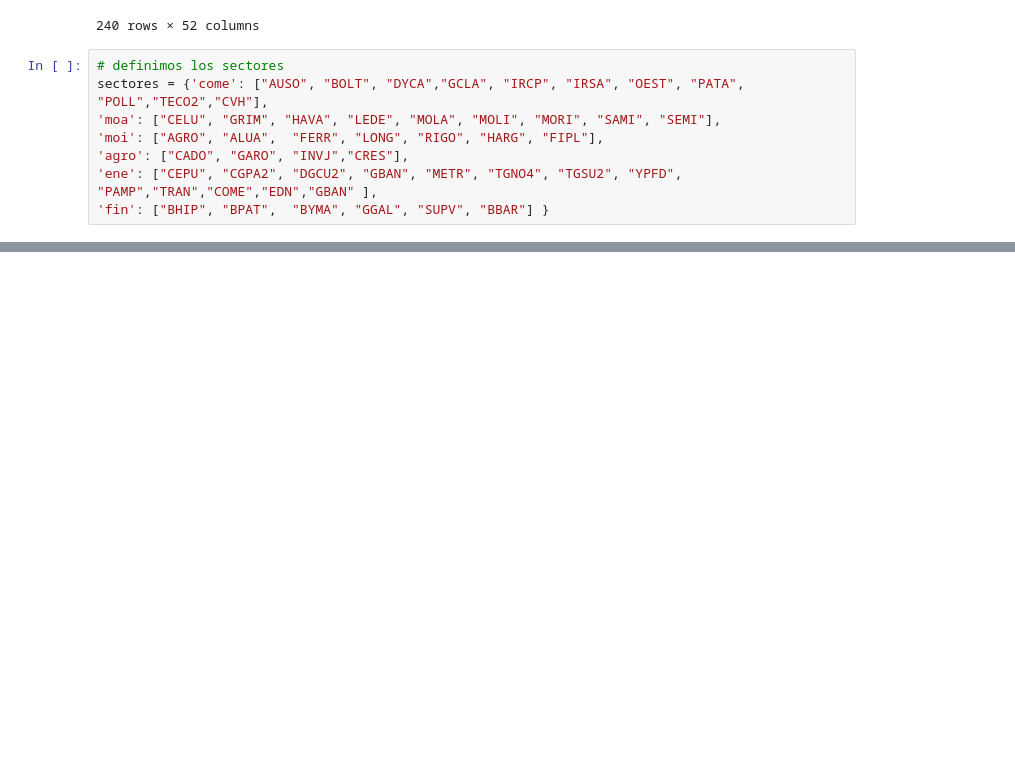
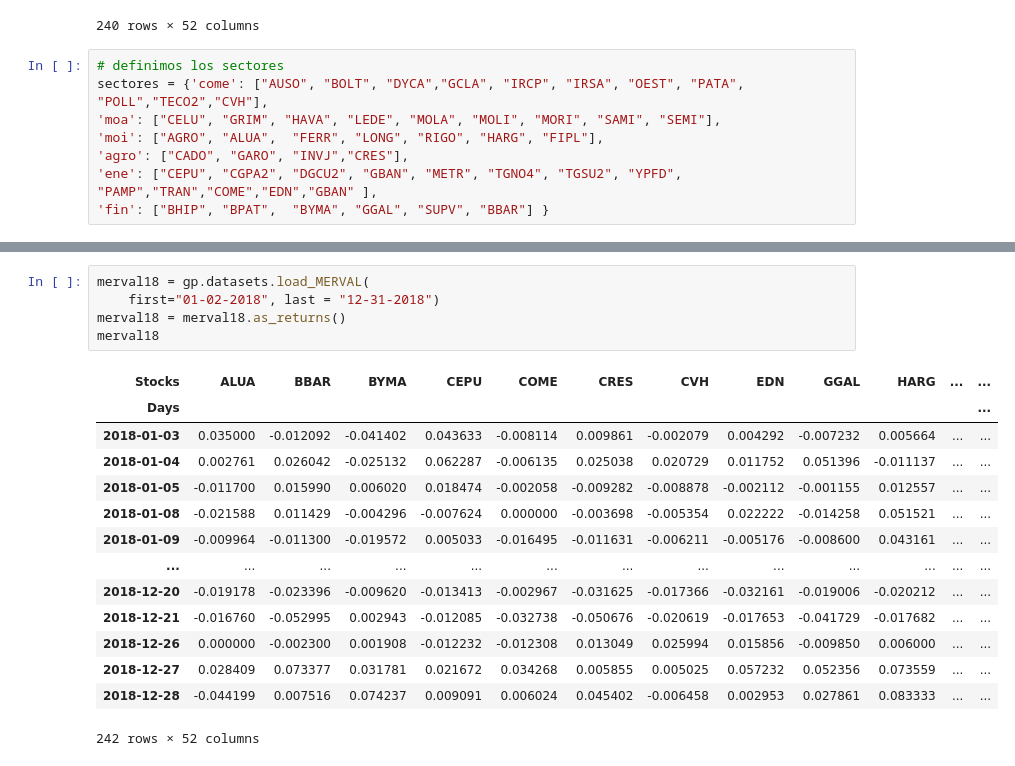
Before and after one commit to nluczywo/simulation, a Jupyter notebook: Bootstrap_paralelo.ipynb, the cells around one changed output, grey strips where cells are left out. Drawn from its saved outputs; the diff is of its cells as text; blank space fills up the shorter version.

```diff
--- a/Bootstrap_paralelo.ipynb
+++ b/Bootstrap_paralelo.ipynb
@@ -51,0 +101,20 @@ come = lsboostrap.levy_stable(
+# %%
+merval18 = gp.datasets.load_MERVAL(
+    first="01-02-2018", last = "12-31-2018")
+merval18 = merval18.as_returns()
+merval18
+# %% [output]
+| Stocks | ALUA | BBAR | BYMA | CEPU | COME | CRES | CVH | EDN | GGAL | HARG | ... | ... |
+| Days |  |  |  |  |  |  |  |  |  |  |  | ... |
+| 2018-01-03 | 0.035000 | -0.012092 | -0.041402 | 0.043633 | -0.008114 | 0.009861 | -0.002079 | 0.004292 | -0.007232 | 0.005664 | ... | ... |
+| 2018-01-04 | 0.002761 | 0.026042 | -0.025132 | 0.062287 | -0.006135 | 0.025038 | 0.020729 | 0.011752 | 0.051396 | -0.011137 | ... | ... |
+| 2018-01-05 | -0.011700 | 0.015990 | 0.006020 | 0.018474 | -0.002058 | -0.009282 | -0.008878 | -0.002112 | -0.001155 | 0.012557 | ... | ... |
+| 2018-01-08 | -0.021588 | 0.011429 | -0.004296 | -0.007624 | 0.000000 | -0.003698 | -0.005354 | 0.022222 | -0.014258 | 0.051521 | ... | ... |
+| 2018-01-09 | -0.009964 | -0.011300 | -0.019572 | 0.005033 | -0.016495 | -0.011631 | -0.006211 | -0.005176 | -0.008600 | 0.043161 | ... | ... |
+| ... | ... | ... | ... | ... | ... | ... | ... | ... | ... | ... | ... | ... |
+| 2018-12-20 | -0.019178 | -0.023396 | -0.009620 | -0.013413 | -0.002967 | -0.031625 | -0.017366 | -0.032161 | -0.019006 | -0.020212 | ... | ... |
+| 2018-12-21 | -0.016760 | -0.052995 | 0.002943 | -0.012085 | -0.032738 | -0.050676 | -0.020619 | -0.017653 | -0.041729 | -0.017682 | ... | ... |
+| 2018-12-26 | 0.000000 | -0.002300 | 0.001908 | -0.012232 | -0.012308 | 0.013049 | 0.025994 | 0.015856 | -0.009850 | 0.006000 | ... | ... |
+| 2018-12-27 | 0.028409 | 0.073377 | 0.031781 | 0.021672 | 0.034268 | 0.005855 | 0.005025 | 0.057232 | 0.052356 | 0.073559 | ... | ... |
+| 2018-12-28 | -0.044199 | 0.007516 | 0.074237 | 0.009091 | 0.006024 | 0.045402 | -0.006458 | 0.002953 | 0.027861 | 0.083333 | ... | ... |
+242 rows × 52 columns
```
Also changed, not shown: parts of 6 cells of this notebook, 1 other file.
